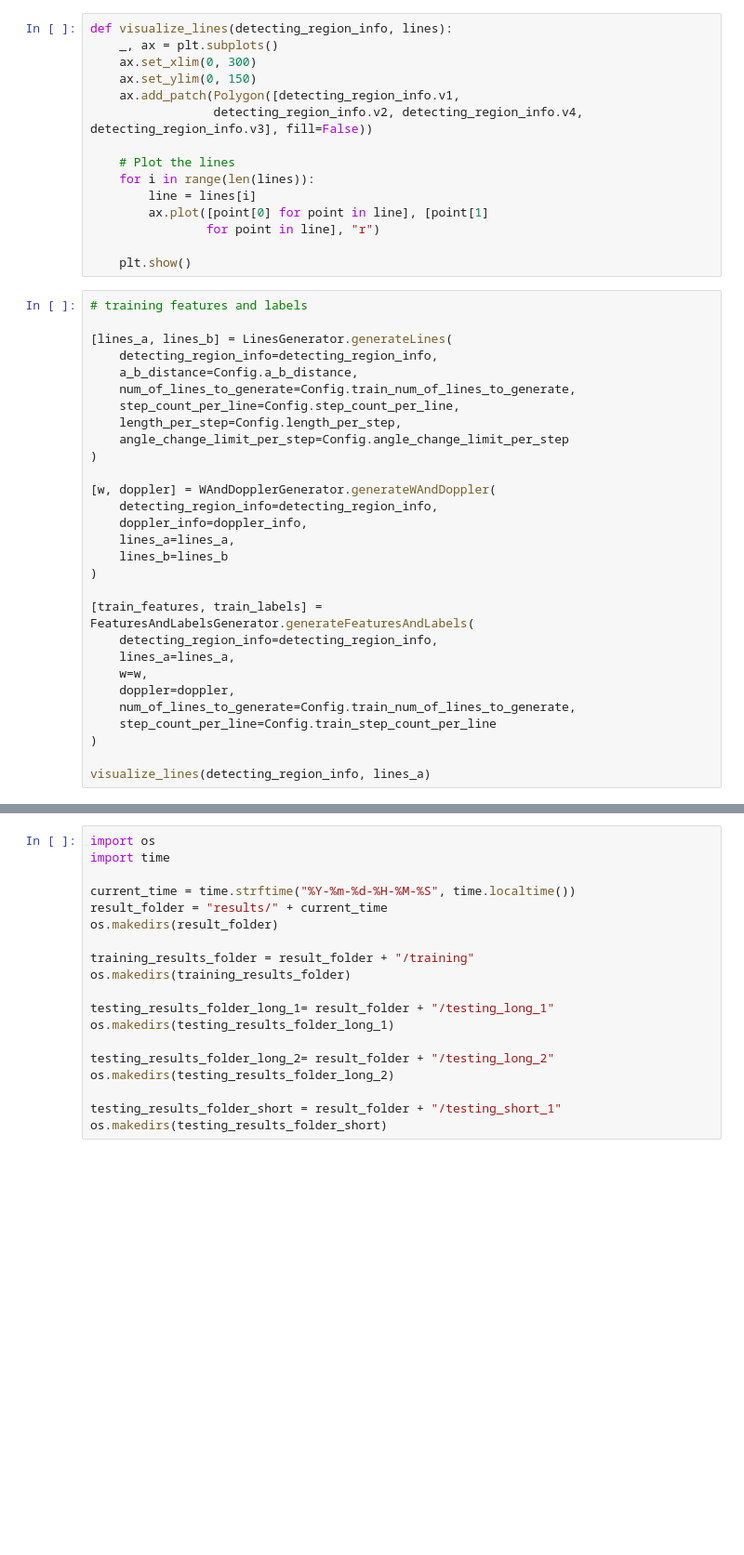
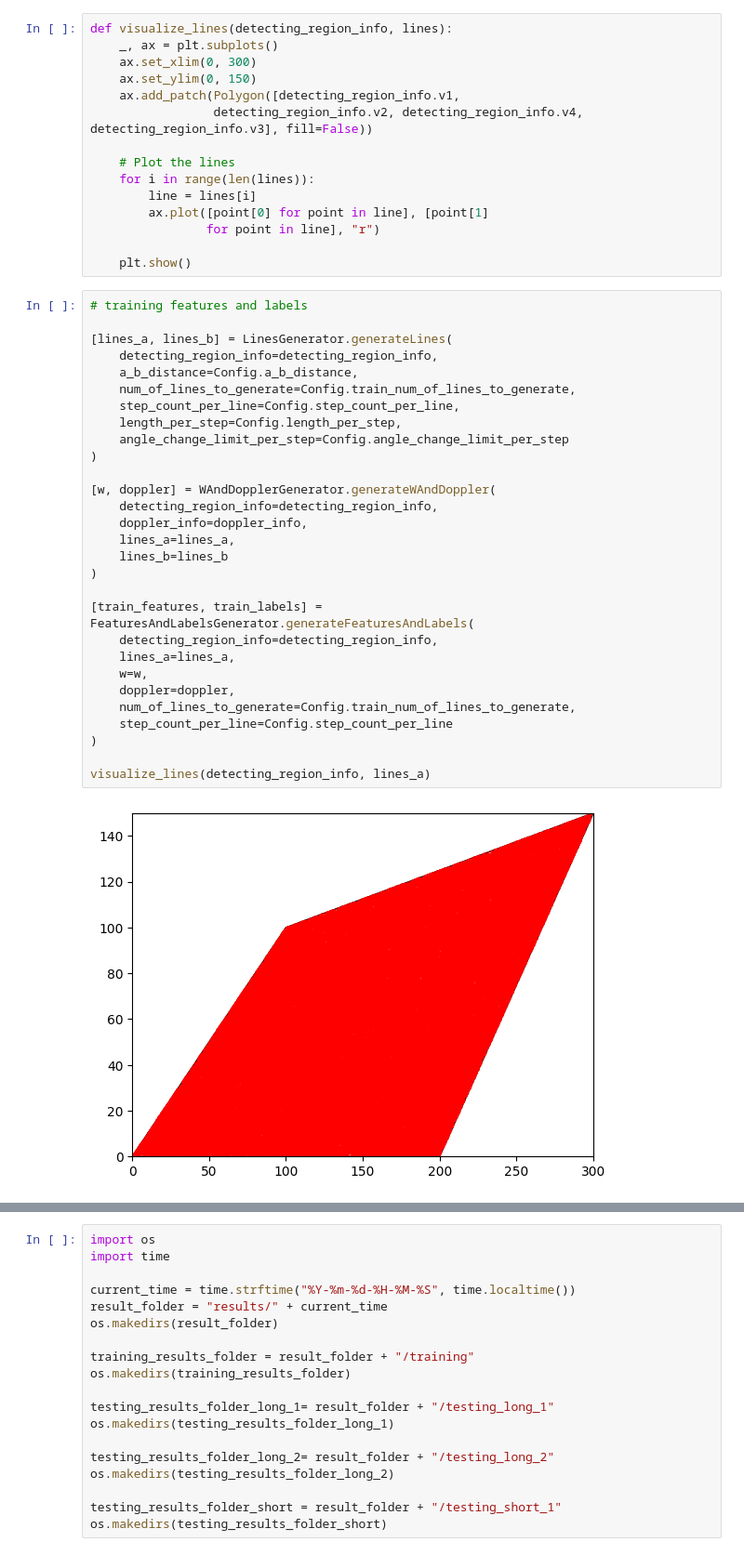
Before and after one commit to dannyHallo/UAV_location, a Jupyter notebook: lab.ipynb, the cells around one changed output, grey strips where cells are left out. Shown at 93% size. Cells and saved outputs as stored; diff of their text form; blank space fills up the shorter version.

```diff
--- a/lab.ipynb
+++ b/lab.ipynb
@@ -32,32 +32,34 @@ def visualize_lines(detecting_region_info, lines):
 # %%
 # training features and labels
 
 [lines_a, lines_b] = LinesGenerator.generateLines(
     detecting_region_info=detecting_region_info,
     a_b_distance=Config.a_b_distance,
     num_of_lines_to_generate=Config.train_num_of_lines_to_generate,
     step_count_per_line=Config.step_count_per_line,
     length_per_step=Config.length_per_step,
     angle_change_limit_per_step=Config.angle_change_limit_per_step
 )
 
 [w, doppler] = WAndDopplerGenerator.generateWAndDoppler(
     detecting_region_info=detecting_region_info,
     doppler_info=doppler_info,
     lines_a=lines_a,
     lines_b=lines_b
 )
 
 [train_features, train_labels] = FeaturesAndLabelsGenerator.generateFeaturesAndLabels(
     detecting_region_info=detecting_region_info,
     lines_a=lines_a,
     w=w,
     doppler=doppler,
     num_of_lines_to_generate=Config.train_num_of_lines_to_generate,
-    step_count_per_line=Config.train_step_count_per_line
+    step_count_per_line=Config.step_count_per_line
 )
 
 visualize_lines(detecting_region_info, lines_a)
+# %% [output]
+[figure, added]
 # %%
 # short testing features and labels
 
```
Also changed, not shown: parts of 3 cells of this notebook.
